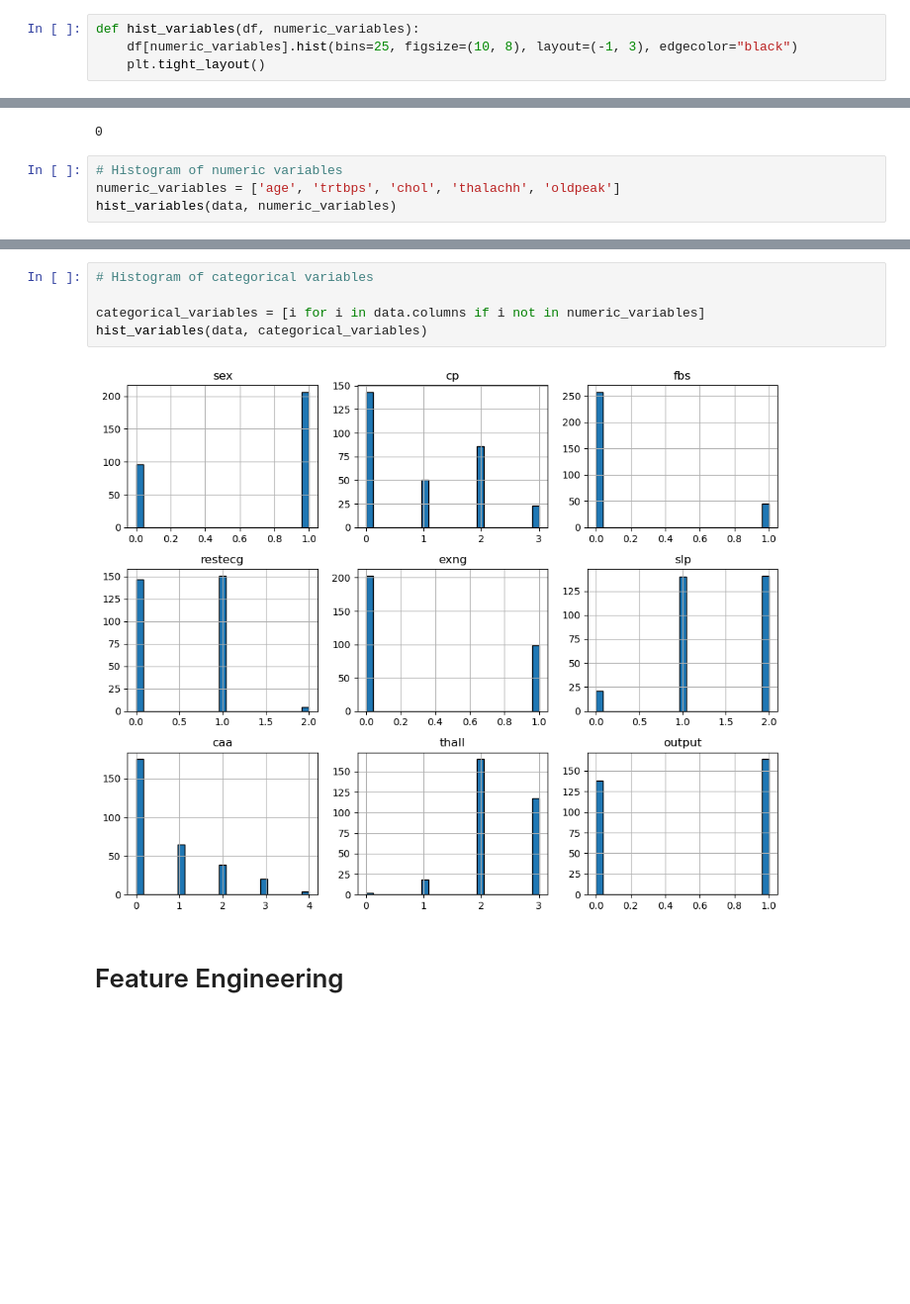
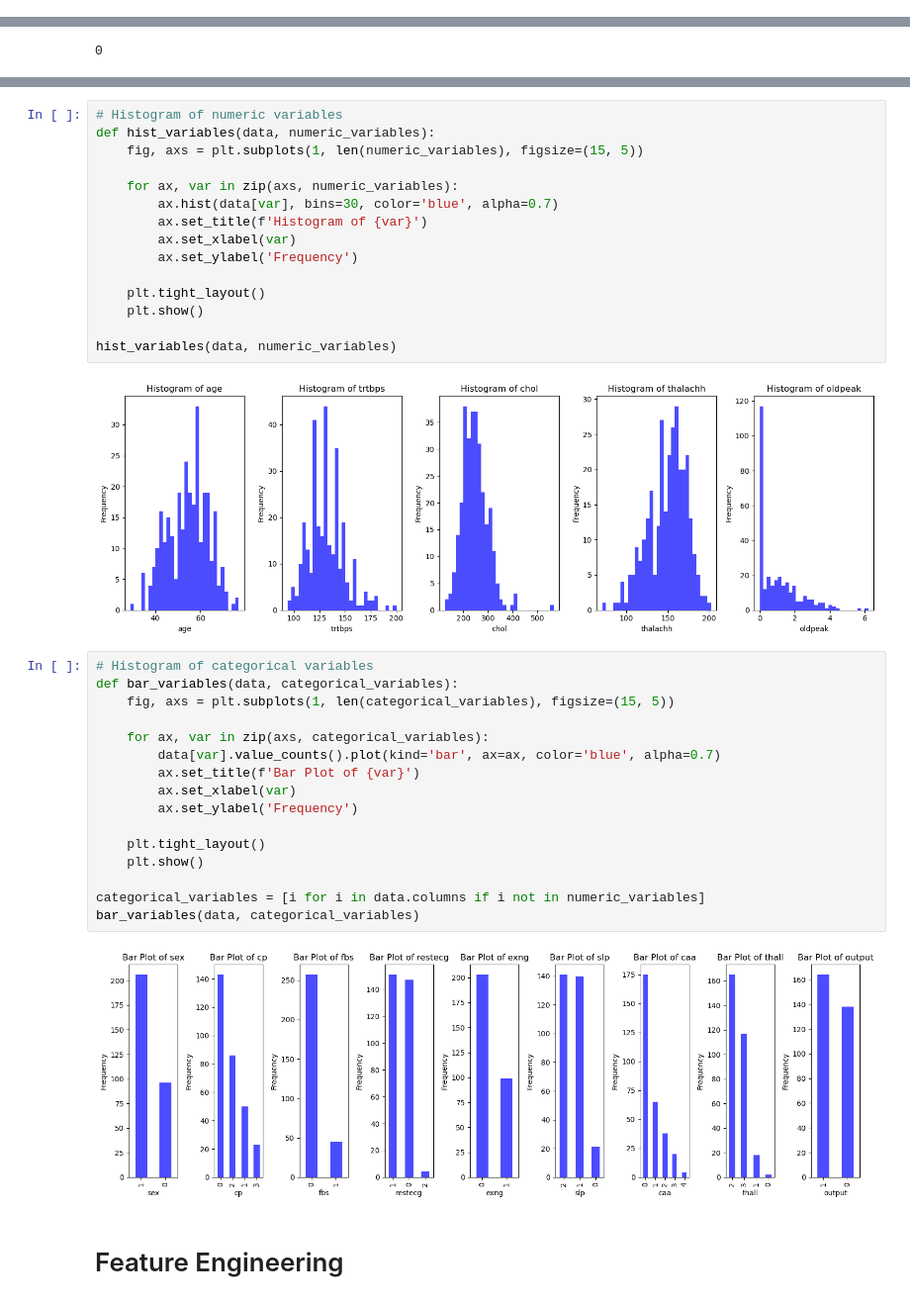
Before and after one commit to AlexGoncalves21/SInts_24, a Jupyter notebook: FinalProject/EDA_FEngineering.ipynb, the cells around one changed output, grey strips where cells are left out. Shown at 99% size. Drawn from its saved outputs; the diff is of its cells as text; blank space fills up the shorter version.

Commit message:
HIst

```diff
--- a/FinalProject/EDA_FEngineering.ipynb
+++ b/FinalProject/EDA_FEngineering.ipynb
@@ -14,10 +14,6 @@ from sklearn.preprocessing import StandardScaler, MinMaxScaler
 data = pd.read_csv('heart.csv')
 # %% [markdown]
 ## Functions
-# %%
-def hist_variables(df, numeric_variables):
-    df[numeric_variables].hist(bins=25, figsize=(10, 8), layout=(-1, 3), edgecolor="black")
-    plt.tight_layout()
 # %%
 def replace_outliers_with_limits(column, lower_bound, upper_bound):
     new_column = column.copy()
@@ -117,7 +113,3 @@ data.drop_duplicates(inplace=True)
 data.duplicated().sum()
 # %% [output]
 0
-# %%
-# Histogram of numeric variables
-numeric_variables = ['age', 'trtbps', 'chol', 'thalachh', 'oldpeak']
-hist_variables(data, numeric_variables)
@@ -126,10 +116,38 @@ hist_variables(data, numeric_variables)
-# %%
-# Histogram of categorical variables
-
-categorical_variables = [i for i in data.columns if i not in numeric_variables]
-hist_variables(data, categorical_variables)
-# %% [output]
-[figure, removed]
+# %%
+# Histogram of numeric variables
+def hist_variables(data, numeric_variables):
+    fig, axs = plt.subplots(1, len(numeric_variables), figsize=(15, 5))
+
+    for ax, var in zip(axs, numeric_variables):
+        ax.hist(data[var], bins=30, color='blue', alpha=0.7)
+        ax.set_title(f'Histogram of {var}')
+        ax.set_xlabel(var)
+        ax.set_ylabel('Frequency')
+
+    plt.tight_layout()
+    plt.show()
+
+hist_variables(data, numeric_variables)
+# %% [output]
+[figure, added]
+# %%
+# Histogram of categorical variables
+def bar_variables(data, categorical_variables):
+    fig, axs = plt.subplots(1, len(categorical_variables), figsize=(15, 5))
+
+    for ax, var in zip(axs, categorical_variables):
+        data[var].value_counts().plot(kind='bar', ax=ax, color='blue', alpha=0.7)
+        ax.set_title(f'Bar Plot of {var}')
+        ax.set_xlabel(var)
+        ax.set_ylabel('Frequency')
+
+    plt.tight_layout()
+    plt.show()
+
+categorical_variables = [i for i in data.columns if i not in numeric_variables]
+bar_variables(data, categorical_variables)
+# %% [output]
+[figure, added]
 # %% [markdown]
 # Feature Engineering
 # %% [markdown]
```
Also changed, not shown: parts of 5 cells of this notebook.
